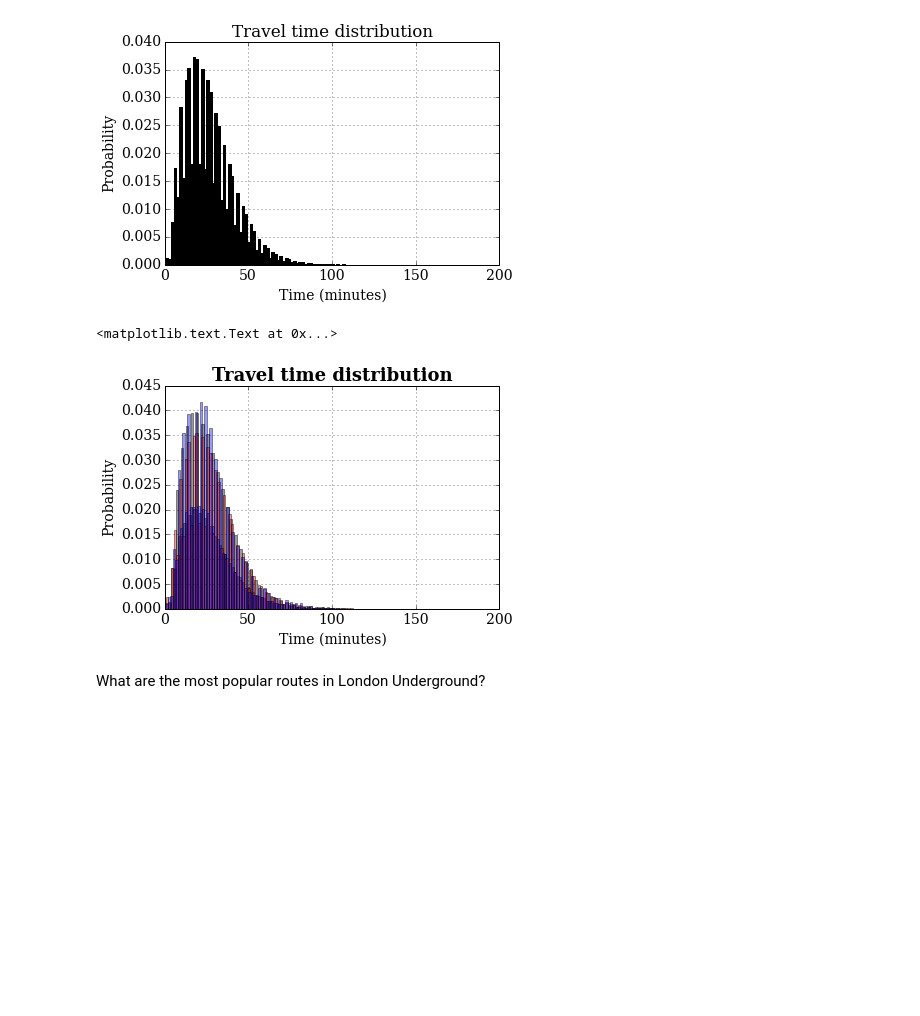
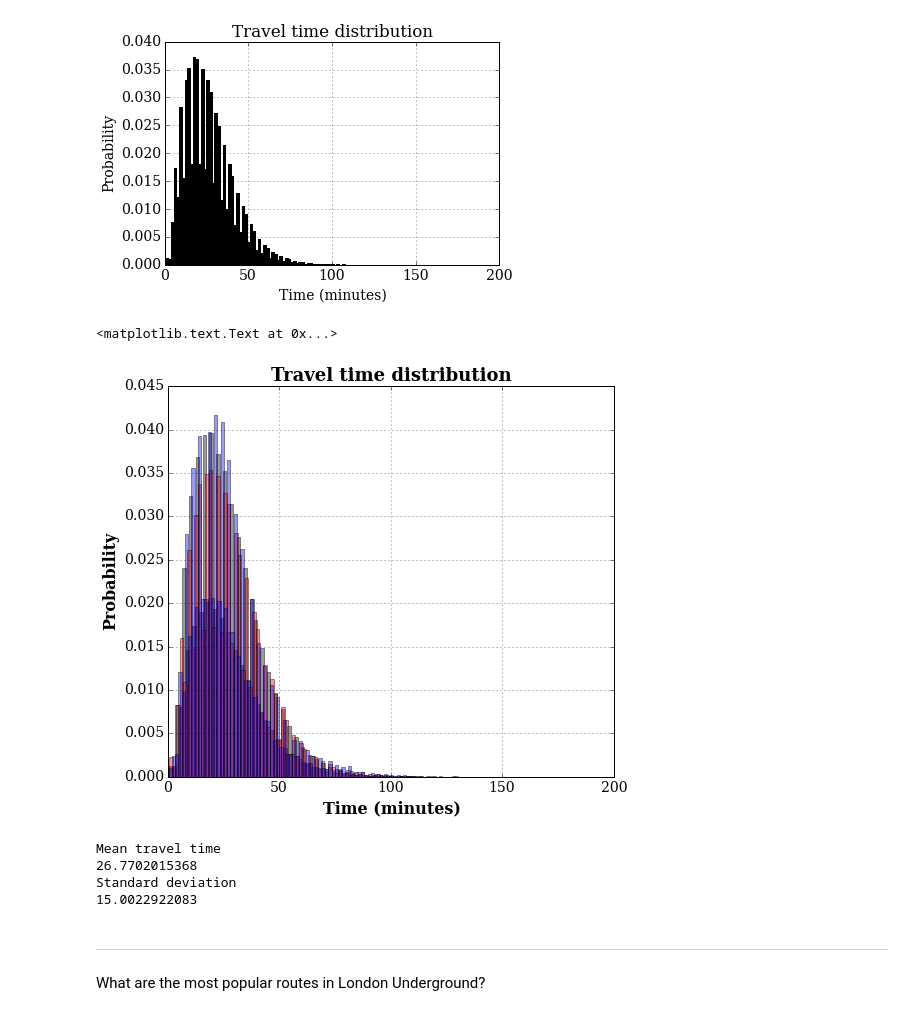
Before and after one commit to AnyaRum/Data_science_intensive_data_story, a Jupyter notebook: Data_story_project_London_underground_data.ipynb, the cells around one changed output. Drawn from its saved outputs; the diff is of its cells as text; code cells hidden in the pictures; blank space fills up the shorter version.

```diff
--- a/Data_story_project_London_underground_data.ipynb
+++ b/Data_story_project_London_underground_data.ipynb
@@ -278,23 +278,37 @@ plt.title('Travel time distribution')
 <matplotlib.text.Text at 0x...>
 [figure]
 # %%
+plt.figure(figsize = (8,7))
 n, bins, patches = plt.hist(np.array(data_oyster_tube[(data_oyster_tube['daytype'] != 'Sat')
                                             & (data_oyster_tube['daytype'] != 'Sun')]['travel_time']),
                             bins = 100, color = 'k', normed = 1, alpha = 0.4, label = 'Weekdays')
 n, bins, patches = plt.hist(np.array(data_oyster_tube[data_oyster_tube['daytype'] == 'Sat']['travel_time']),
-                            bins = 100, color = 'r', normed = 1, alpha = 0.4)
+                            bins = 100, color = 'r', normed = 1, alpha = 0.4, label = 'Saturdays')
 n, bins, patches = plt.hist(np.array(data_oyster_tube[data_oyster_tube['daytype'] == 'Sun']['travel_time']),
-                            bins = 100, color = 'b', normed = 1, alpha = 0.4)
+                            bins = 100, color = 'b', normed = 1, alpha = 0.4, label = 'Sundays')
 
 
 plt.grid(True)
 plt.xlim([0,200])
-plt.ylabel('Probability')
-plt.xlabel('Time (minutes)')
+plt.ylabel('Probability', fontweight = 'bold', fontsize = 16)
+plt.xlabel('Time (minutes)', fontweight = 'bold', fontsize = 16)
 plt.title('Travel time distribution', fontweight = 'bold', fontsize = 18)
 # %% [output]
 <matplotlib.text.Text at 0x...>
-[figure, old version]
+[figure, new version]
+# %%
+print "Mean travel time"
+print np.mean(np.array(data_oyster_tube['travel_time']))
+
+print "Standard deviation"
+print np.std(np.array(data_oyster_tube['travel_time']))
+# %% [output]
+Mean travel time
+26.7702015368
+Standard deviation
+15.0022922083
+# %% [markdown]
+--------
 # %% [markdown]
 What are the most popular routes in London Underground?
 # %%
```
Also changed, not shown: parts of 8 cells of this notebook.
